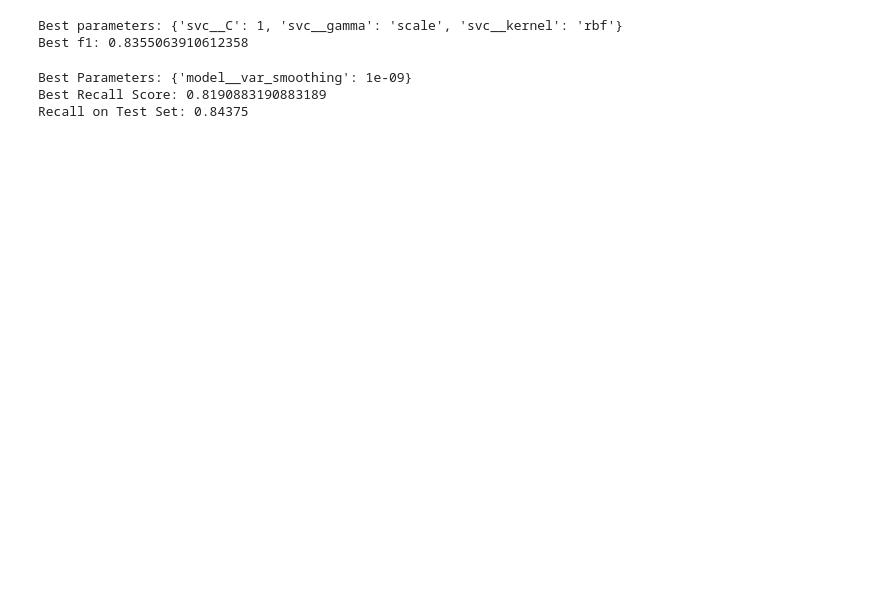
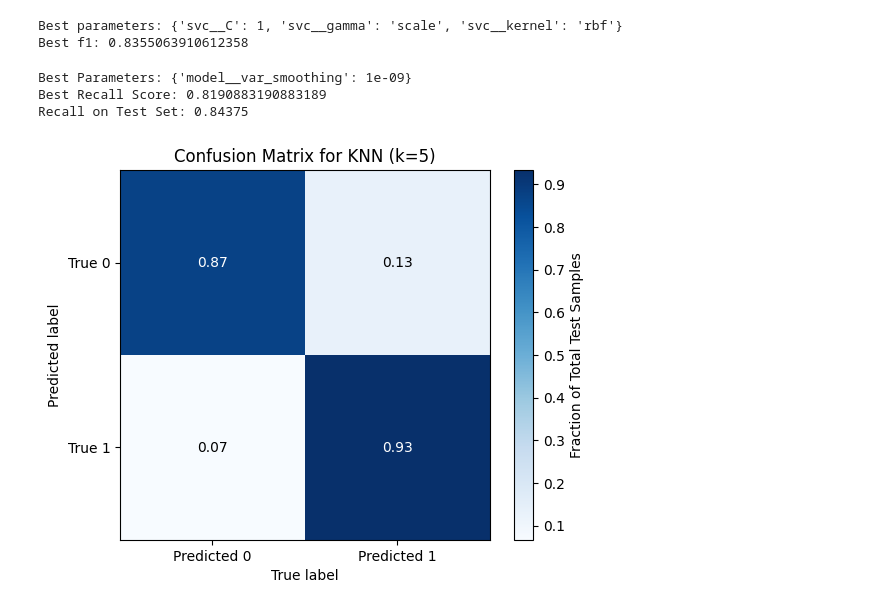
Before and after one commit to pKay-hash/CS412HeartAttack, a Jupyter notebook: majority_voting_model.ipynb, the cells around one changed output. Saved outputs shown, nothing was run; the diff lists cells and outputs as text; code cells hidden in the pictures; blank space fills up the shorter version.

```diff
--- a/majority_voting_model.ipynb
+++ b/majority_voting_model.ipynb
@@ -111,6 +105,49 @@ gnb_model = best_model
 Best Parameters: {'model__var_smoothing': 1e-09}
 Best Recall Score: 0.8190883190883189
 Recall on Test Set: 0.84375
+# %%
+scaler = StandardScaler()
+X_train_scaled = scaler.fit_transform(X_train)
+X_test_scaled = scaler.transform(X_test)
+
+# Initialize the KNN classifier
+k = 5  # Number of neighbors
+
+knn_pipeline = Pipeline([
+    ('scaler', StandardScaler()),  # Standardize features by removing the mean and scaling to unit variance
+    ('knn', KNeighborsClassifier(n_neighbors=k))  # k-NN classifier
+])
+
+
+
+# Train the classifier
+knn_pipeline.fit(X_train_scaled, y_train)
+
+# Predict on the test set
+knn_y_pred = knn_pipeline.predict(X_test_scaled)
+
+cm = confusion_matrix(y_pred, y_test)
+
+cm_normalized = cm.astype('float') / cm.sum(axis=1)[:, np.newaxis]
+plt.imshow(cm_normalized, interpolation='nearest', cmap=plt.cm.Blues)
+plt.title('Confusion Matrix for KNN (k={})'.format(k))
+cbar = plt.colorbar()
+cbar.set_label('Fraction of Total Test Samples')
+plt.xticks([0, 1], ['Predicted 0', 'Predicted 1'])
+plt.yticks([0, 1], ['True 0', 'True 1'])
+plt.xlabel('True label')
+plt.ylabel('Predicted label')
+
+thresh = cm_normalized.max() / 2.
+for i in range(cm_normalized.shape[0]):
+    for j in range(cm_normalized.shape[1]):
+        plt.text(j, i, format(cm_normalized[i, j], '.2f'),
+                 ha="center", va="center",
+                 color="white" if cm_normalized[i, j] > thresh else "black")
+
+plt.show()
+# %% [output]
+[figure, added]
 # %%
 #gnb_model = pickle.load(open("gnb_model.pkl", 'rb'))
 gradient_boosting_model = pickle.load(open("gradient_boosting_model.pkl", 'rb'))
```
Also changed, not shown: parts of 5 cells of this notebook, 5 other files.
